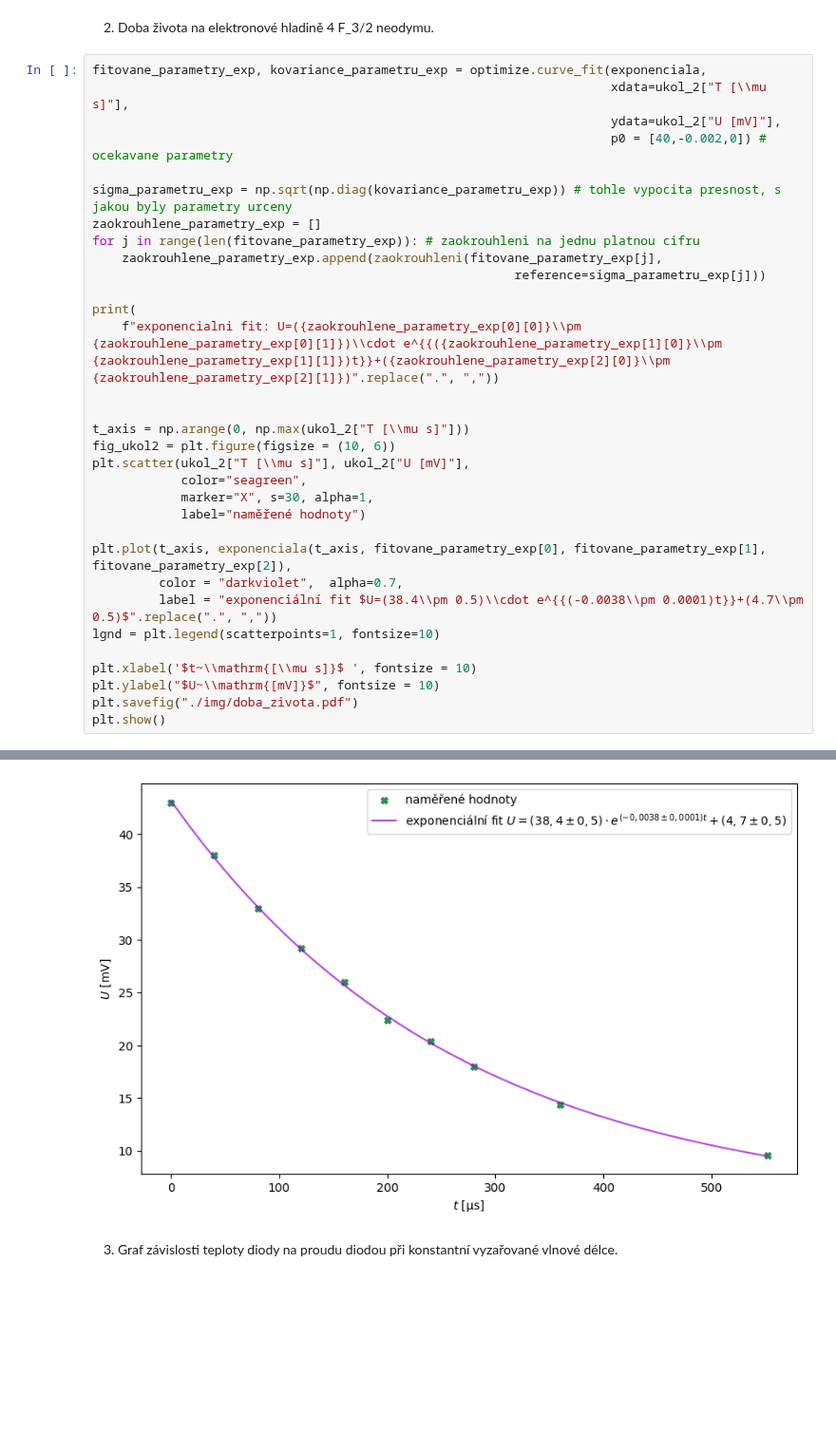
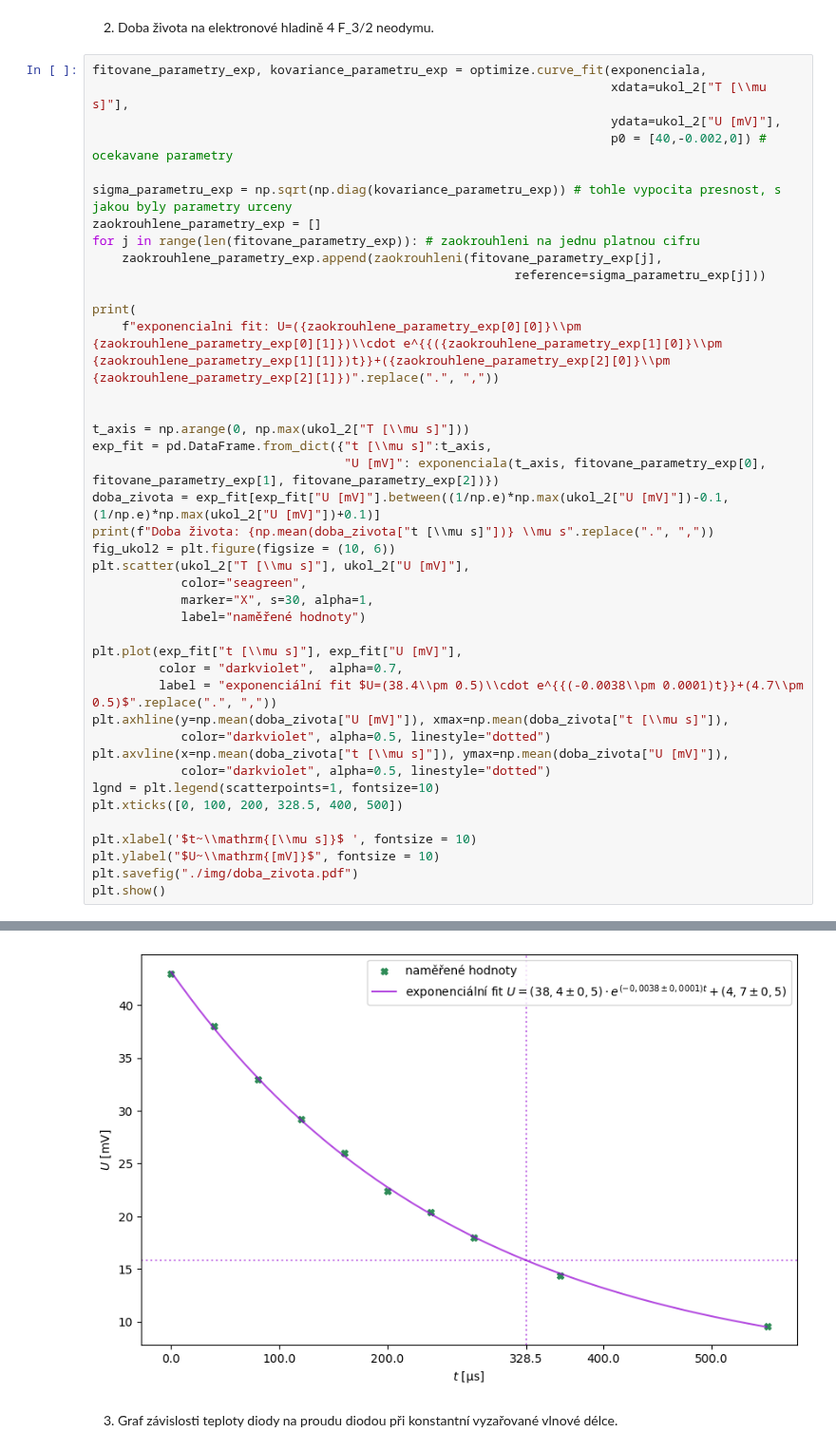
Before and after one commit to omikron-ceti/ZPLT, a Jupyter notebook: uloha_02/data_02/data_02.ipynb, the cells around one changed output, grey strips where cells are left out. Shown at 95% size. Saved outputs shown, nothing was run; the diff lists cells and outputs as text; blank space fills up the shorter version.

Commit message:
uloha_02: Výpočet doby života

```diff
--- a/uloha_02/data_02/data_02.ipynb
+++ b/uloha_02/data_02/data_02.ipynb
@@ -107,16 +107,25 @@ print(
 
 
 t_axis = np.arange(0, np.max(ukol_2["T [\\mu s]"]))
+exp_fit = pd.DataFrame.from_dict({"t [\\mu s]":t_axis,
+                                  "U [mV]": exponenciala(t_axis, fitovane_parametry_exp[0], fitovane_parametry_exp[1], fitovane_parametry_exp[2])})
+doba_zivota = exp_fit[exp_fit["U [mV]"].between((1/np.e)*np.max(ukol_2["U [mV]"])-0.1, (1/np.e)*np.max(ukol_2["U [mV]"])+0.1)]
+print(f"Doba života: {np.mean(doba_zivota["t [\\mu s]"])} \\mu s".replace(".", ","))
 fig_ukol2 = plt.figure(figsize = (10, 6))
 plt.scatter(ukol_2["T [\\mu s]"], ukol_2["U [mV]"],
             color="seagreen",
             marker="X", s=30, alpha=1,
             label="naměřené hodnoty")
 
-plt.plot(t_axis, exponenciala(t_axis, fitovane_parametry_exp[0], fitovane_parametry_exp[1], fitovane_parametry_exp[2]),
+plt.plot(exp_fit["t [\\mu s]"], exp_fit["U [mV]"],
          color = "darkviolet",  alpha=0.7,
          label = "exponenciální fit $U=(38.4\\pm 0.5)\\cdot e^{{(-0.0038\\pm 0.0001)t}}+(4.7\\pm 0.5)$".replace(".", ","))
+plt.axhline(y=np.mean(doba_zivota["U [mV]"]), xmax=np.mean(doba_zivota["t [\\mu s]"]),
+            color="darkviolet", alpha=0.5, linestyle="dotted")
+plt.axvline(x=np.mean(doba_zivota["t [\\mu s]"]), ymax=np.mean(doba_zivota["U [mV]"]),
+            color="darkviolet", alpha=0.5, linestyle="dotted")
 lgnd = plt.legend(scatterpoints=1, fontsize=10)
+plt.xticks([0, 100, 200, 328.5, 400, 500])
 
 plt.xlabel('$t~\\mathrm{[\\mu s]}$ ', fontsize = 10)
 plt.ylabel("$U~\\mathrm{[mV]}$", fontsize = 10)
@@ -127,4 +137,4 @@ exponencialni fit: U=(38,4\pm 0,5)\cdot e^{(-0,0038\pm 0,0001)t}+(4,7\pm 0,5)
-[figure, old version]
+[figure, new version]
 # %% [markdown]
 3.  Graf závislosti teploty diody na proudu diodou při konstantní vyzařované vlnové délce.
 # %%
```
Also changed, not shown: parts of 1 cell of this notebook, 6 other files.
